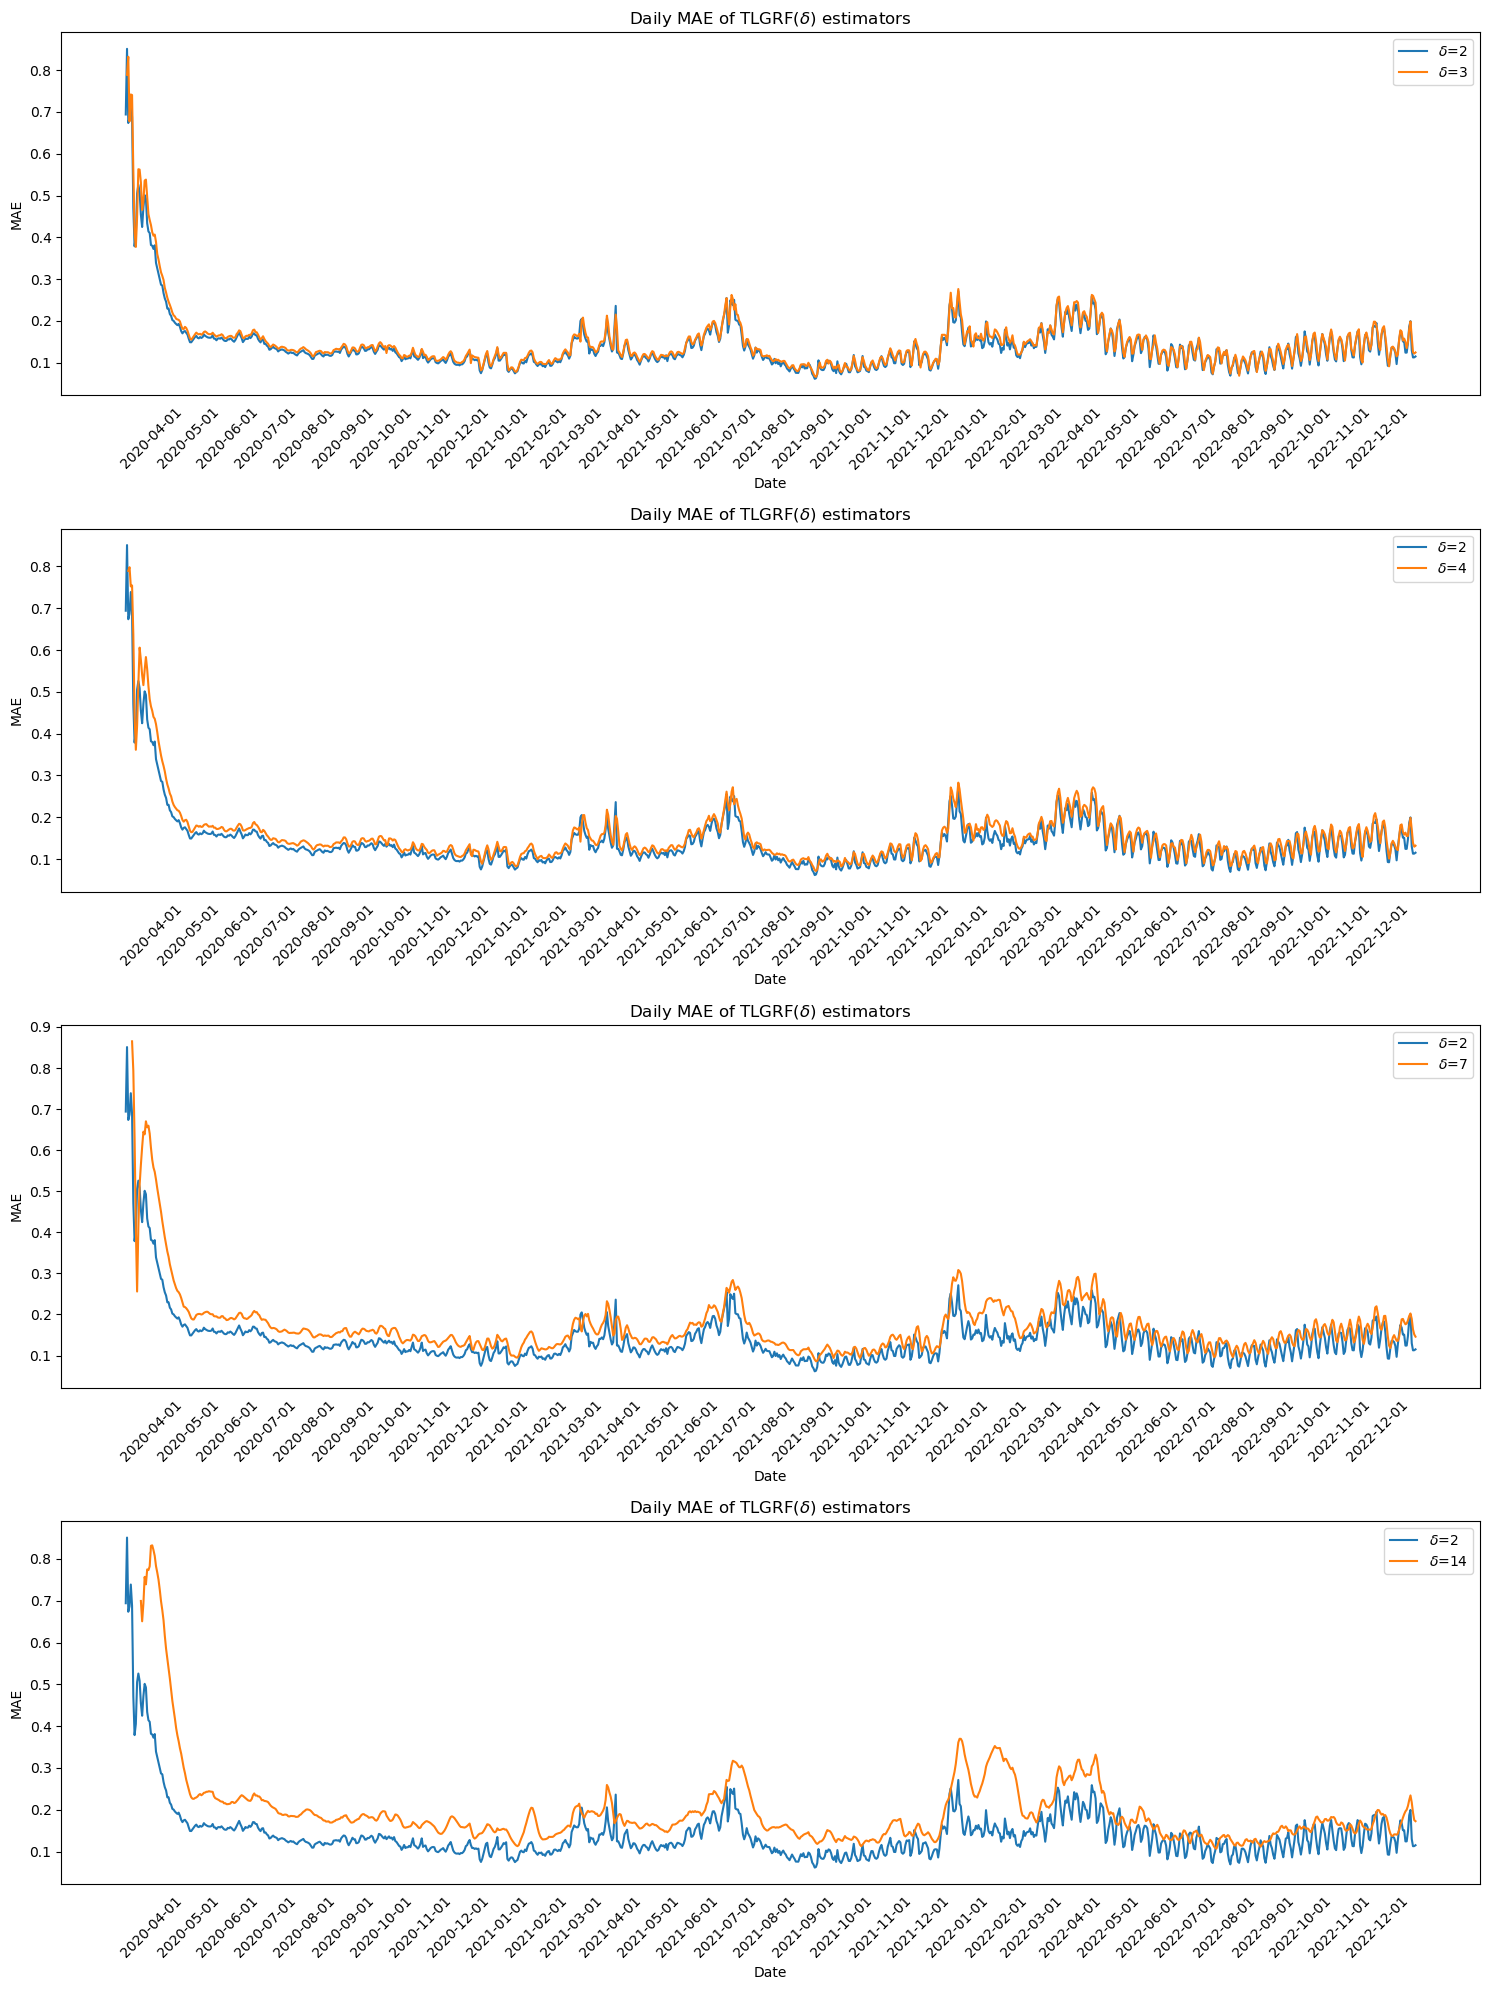
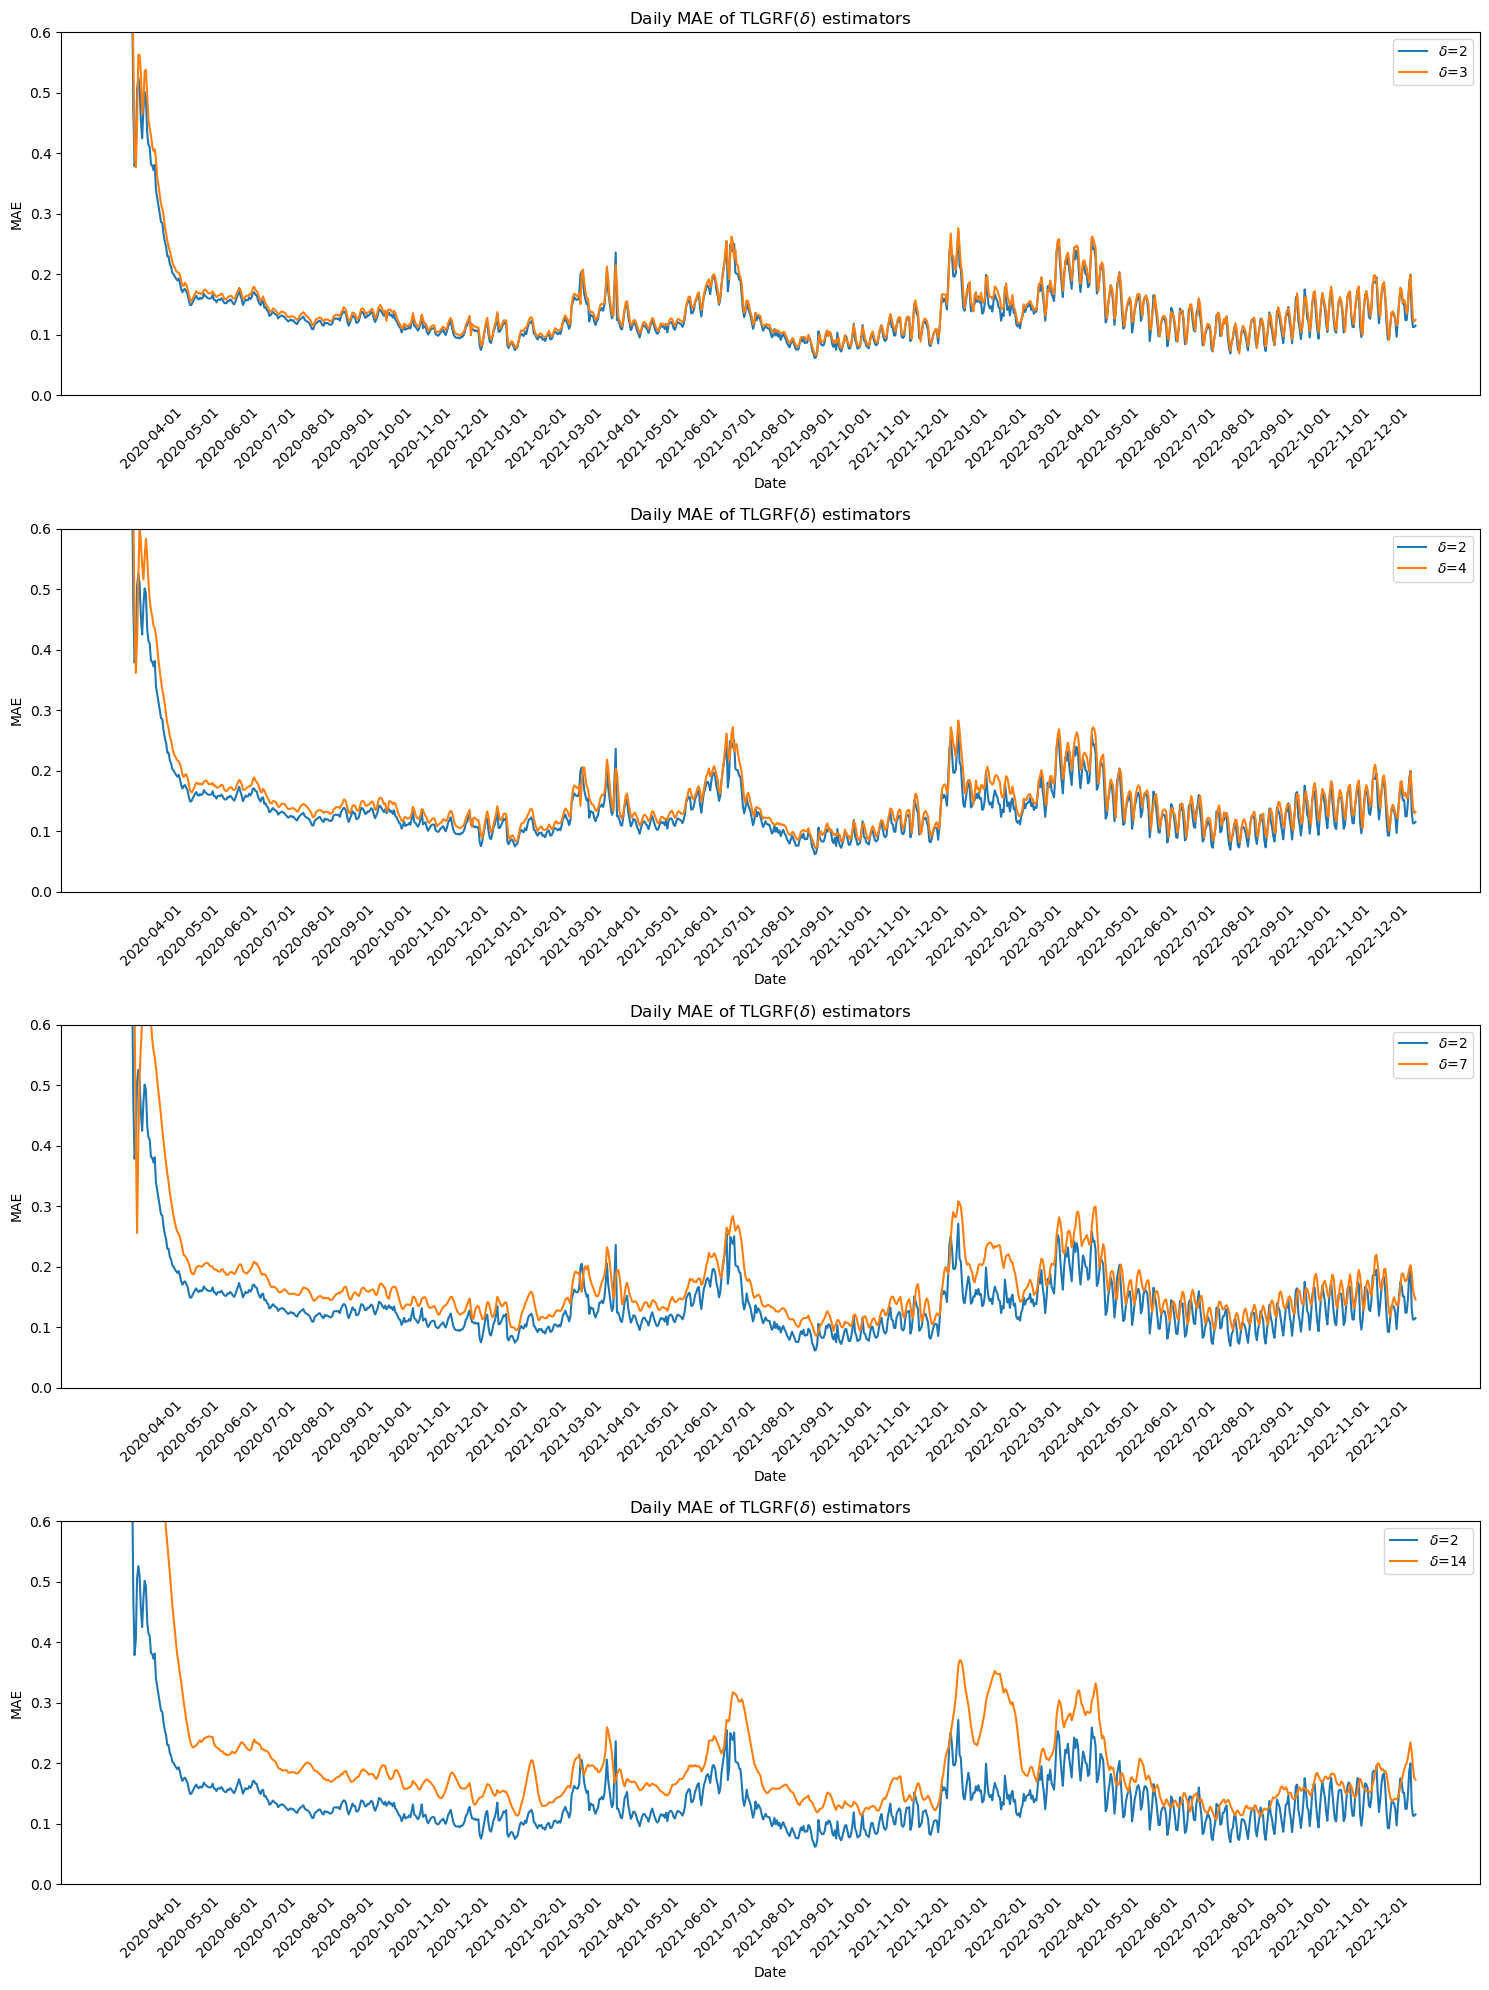
The change to this notebook cell's code, shown as a diff; its figure went from the first image to the second:
--- before
+++ after
@@ -7,4 +7,5 @@
     axes[i].set_xticklabels(TLGRF_delta_performance.index[TLGRF_delta_performance.index.is_month_start].strftime('%Y-%m-%d'), rotation=45)
     axes[i].tick_params(axis='x', which='both', bottom=False, top=False)
+    axes[i].set_ylim(0, 0.6)
     axes[i].legend()
 plt.tight_layout()

Commit: Update TLGRF_delta images